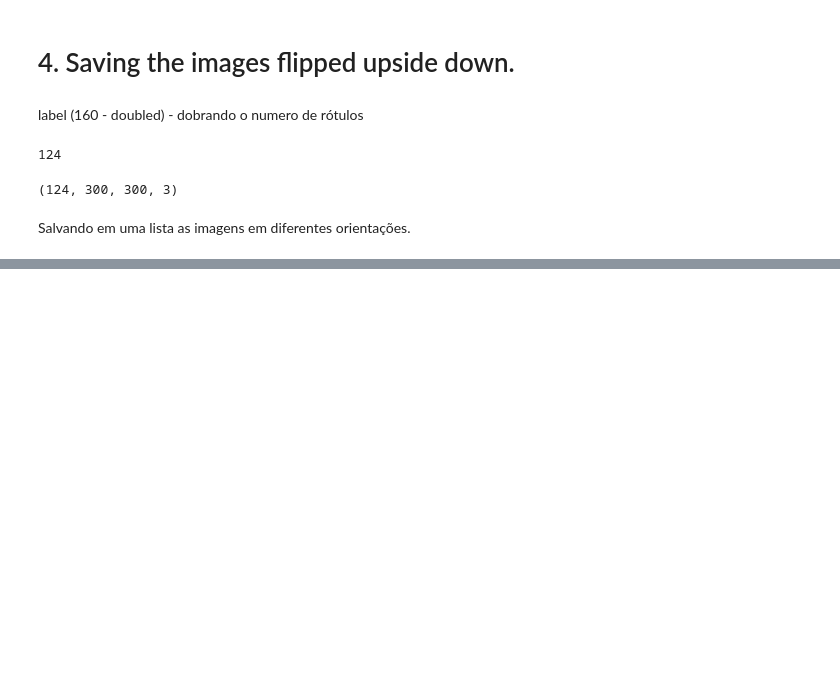
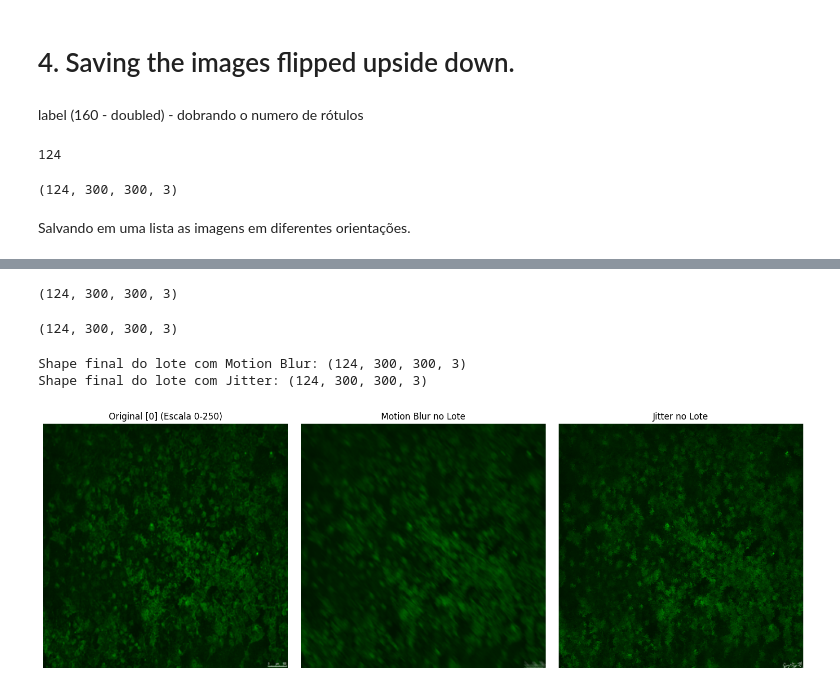
Before and after one commit to Laboratorio-de-Analise-de-Dados/img-PEP, a Jupyter notebook: dev/script/21-ampliação_img_predição_HBMEC_realce_01-07-25.ipynb, the cells around one changed output, grey strips where cells are left out. Drawn from its saved outputs; the diff is of its cells as text; code cells hidden in the pictures; blank space fills up the shorter version.

Commit message:
Novos modelos treinados com motion e jitter

```diff
--- a/dev/script/21-ampliação_img_predição_HBMEC_realce_01-07-25.ipynb
+++ b/dev/script/21-ampliação_img_predição_HBMEC_realce_01-07-25.ipynb
@@ -138,0 +143,19 @@ joblib.dump(np.asarray(lista_imagens_camp_claro), f'{novas_imagens}save/lista_im
+# %%
+# 1. Simular um lote de 124 imagens com formato (124, 300, 300, 3) e escala de 0 a 250
+np.random.seed(42)
+num_imagens, altura, largura, canais = 124, 300, 300, 3
+lote_imagens = np.zeros((num_imagens, altura, largura, canais), dtype=np.float32)
+
+# Preenchendo algumas formas para teste em todas as imagens do lote
+lote_imagens[:, 90:210, 90:210, 0] = 50.0   # Vermelho
+lote_imagens[:, 90:210, 90:210, 1] = 220.0  # Verde
+lote_imagens[:, 90:210, 90:210, 2] = 80.0   # Azul
+lote_imagens[:, 130:170, 30:270, 2] = 250.0  # Azul cruzado
+lote_imagens.shape
+# %% [output]
+(124, 300, 300, 3)
+# %%
+lote_imagens = np.asarray(lista_imagens_camp_claro)
+lote_imagens.shape
+# %% [output]
+(124, 300, 300, 3)
@@ -138,0 +193,35 @@ joblib.dump(np.asarray(lista_imagens_camp_claro), f'{novas_imagens}save/lista_im
+# %%
+# 3. Aplicando as funções em todo o lote (124 imagens)
+lote_motion_blur = np.empty_like(lote_imagens)
+lote_jitter = np.empty_like(lote_imagens)
+
+for idx in range(num_imagens):
+    lote_motion_blur[idx] = aplicar_motion_blur_discreto(lote_imagens[idx], tamanho_kernel=5)
+    lote_jitter[idx] = aplicar_jitter_discreto(lote_imagens[idx], fator_tremor=1)
+
+print(f"Shape final do lote com Motion Blur: {lote_motion_blur.shape}")
+print(f"Shape final do lote com Jitter: {lote_jitter.shape}")
+# %% [output]
+Shape final do lote com Motion Blur: (124, 300, 300, 3)
+Shape final do lote com Jitter: (124, 300, 300, 3)
+# %%
+c = 0
+# 4. Exemplo de visualização da primeira imagem do lote (índice 0)
+fig, axes = plt.subplots(1, 3, figsize=(15, 5))
+
+axes[0].imshow(np.clip(lote_imagens[c] / 250.0, 0, 1))
+axes[0].set_title('Original [0] (Escala 0-250)')
+axes[0].axis('off')
+
+axes[1].imshow(np.clip(lote_motion_blur[c] / 250.0, 0, 1))
+axes[1].set_title('Motion Blur no Lote')
+axes[1].axis('off')
+
+axes[2].imshow(np.clip(lote_jitter[c] / 250.0, 0, 1))
+axes[2].set_title('Jitter no Lote')
+axes[2].axis('off')
+
+plt.tight_layout()
+plt.show()
+# %% [output]
+[figure, added]
```
Also changed, not shown: parts of 9 cells of this notebook, 23 other files.
